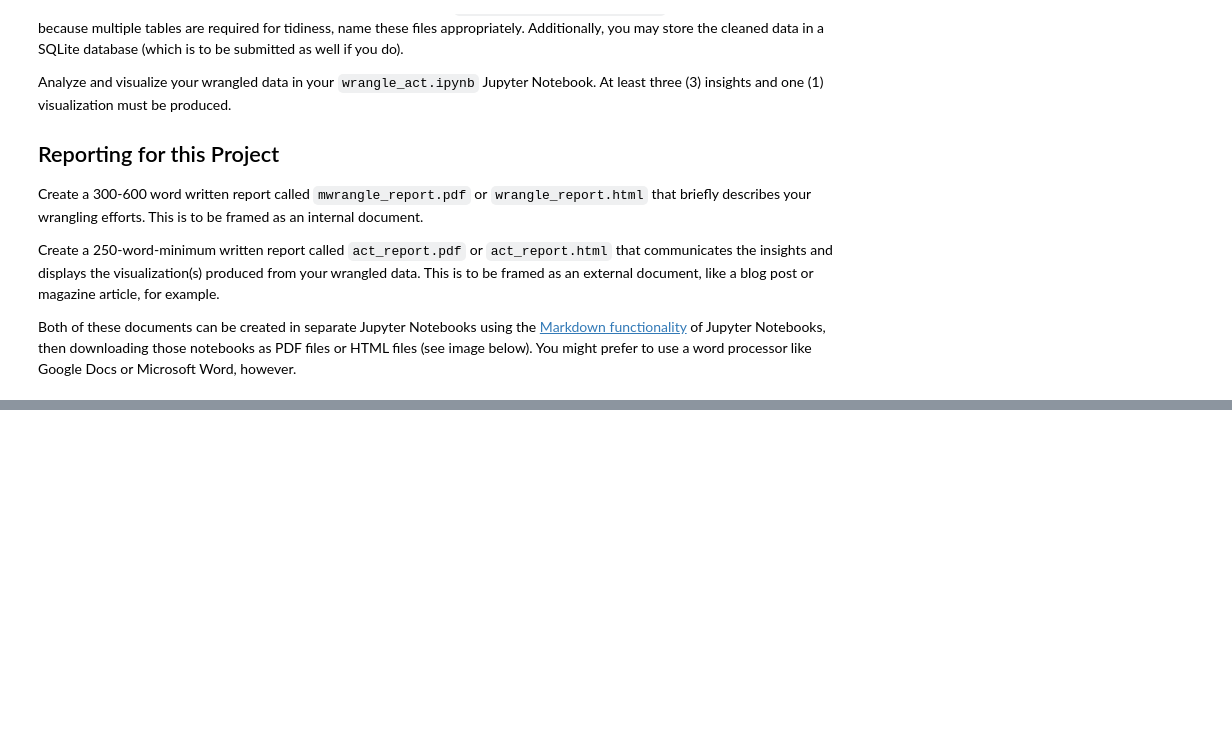
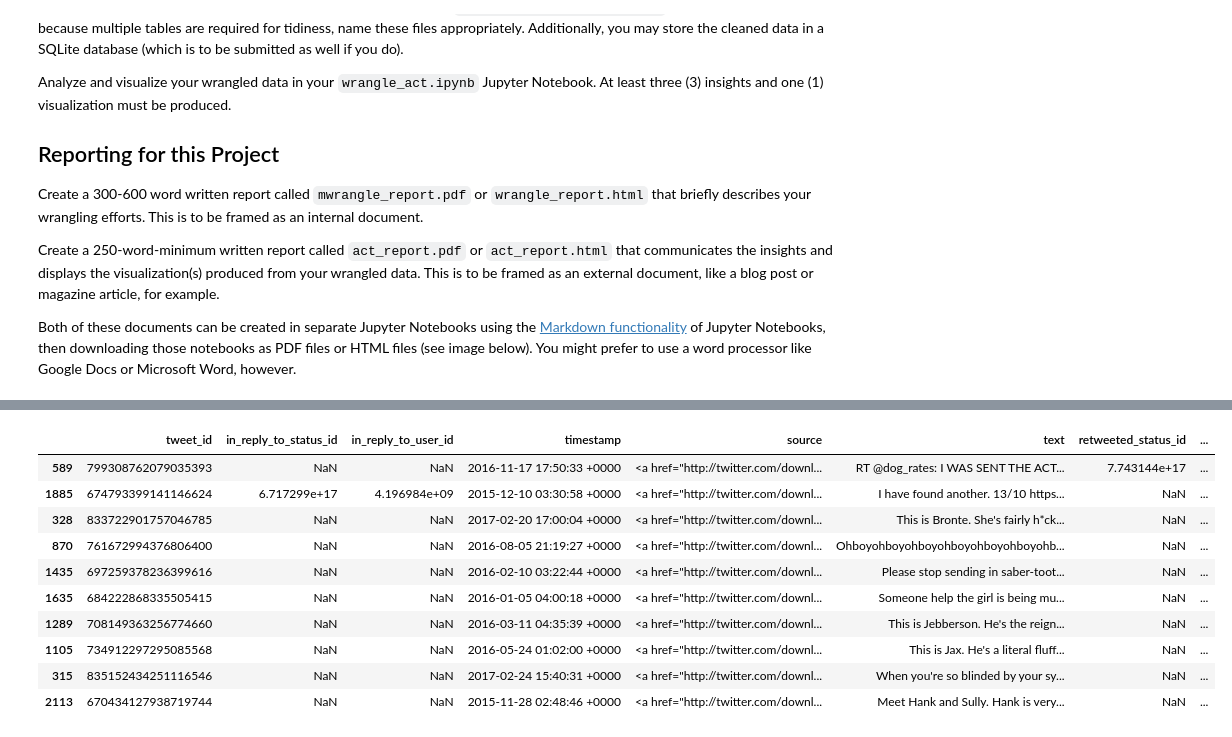
Before and after one commit to schorschie/udacity, a Jupyter notebook: lesson_04/project/wrangle_act.ipynb, the cells around one changed output, grey strips where cells are left out. Cells and saved outputs as stored; diff of their text form; code cells hidden in the pictures; blank space fills up the shorter version.

```diff
--- a/lesson_04/project/wrangle_act.ipynb
+++ b/lesson_04/project/wrangle_act.ipynb
@@ -129,0 +135,24 @@ ready
+# %%
+# df_twitter_archive.head()
+df_twitter_archive.sample(10)
+#df_twitter_archive.expanded_urls[6]
+#df_twitter_archive.info()
+#df_twitter_archive[df_twitter_archive.expanded_urls.isna()]
+#df_twitter_archive.doggo[0]
+#df_twitter_archive.loc[0, 'doggo'] = None
+#df_twitter_archive.name.astype('category')
+#df_twitter_archive['name']
+#df_twitter_archive.loc[22, 'text']
+#df_twitter_archive.puppo.unique()
+# %% [output]
+|  | tweet_id | in_reply_to_status_id | in_reply_to_user_id | timestamp | source | text | retweeted_status_id | ... |
+| 589 | 799308762079035393 | NaN | NaN | 2016-11-17 17:50:33 +0000 | <a href="http://twitter.com/downl... | RT @dog_rates: I WAS SENT THE ACT... | 7.743144e+17 | ... |
+| 1885 | 674793399141146624 | 6.717299e+17 | 4.196984e+09 | 2015-12-10 03:30:58 +0000 | <a href="http://twitter.com/downl... | I have found another. 13/10 https... | NaN | ... |
+| 328 | 833722901757046785 | NaN | NaN | 2017-02-20 17:00:04 +0000 | <a href="http://twitter.com/downl... | This is Bronte. She's fairly h*ck... | NaN | ... |
+| 870 | 761672994376806400 | NaN | NaN | 2016-08-05 21:19:27 +0000 | <a href="http://twitter.com/downl... | Ohboyohboyohboyohboyohboyohboyohb... | NaN | ... |
+| 1435 | 697259378236399616 | NaN | NaN | 2016-02-10 03:22:44 +0000 | <a href="http://twitter.com/downl... | Please stop sending in saber-toot... | NaN | ... |
+| 1635 | 684222868335505415 | NaN | NaN | 2016-01-05 04:00:18 +0000 | <a href="http://twitter.com/downl... | Someone help the girl is being mu... | NaN | ... |
+| 1289 | 708149363256774660 | NaN | NaN | 2016-03-11 04:35:39 +0000 | <a href="http://twitter.com/downl... | This is Jebberson. He's the reign... | NaN | ... |
+| 1105 | 734912297295085568 | NaN | NaN | 2016-05-24 01:02:00 +0000 | <a href="http://twitter.com/downl... | This is Jax. He's a literal fluff... | NaN | ... |
+| 315 | 835152434251116546 | NaN | NaN | 2017-02-24 15:40:31 +0000 | <a href="http://twitter.com/downl... | When you're so blinded by your sy... | NaN | ... |
+| 2113 | 670434127938719744 | NaN | NaN | 2015-11-28 02:48:46 +0000 | <a href="http://twitter.com/downl... | Meet Hank and Sully. Hank is very... | NaN | ... |
```
Also changed, not shown: parts of 17 cells of this notebook.
